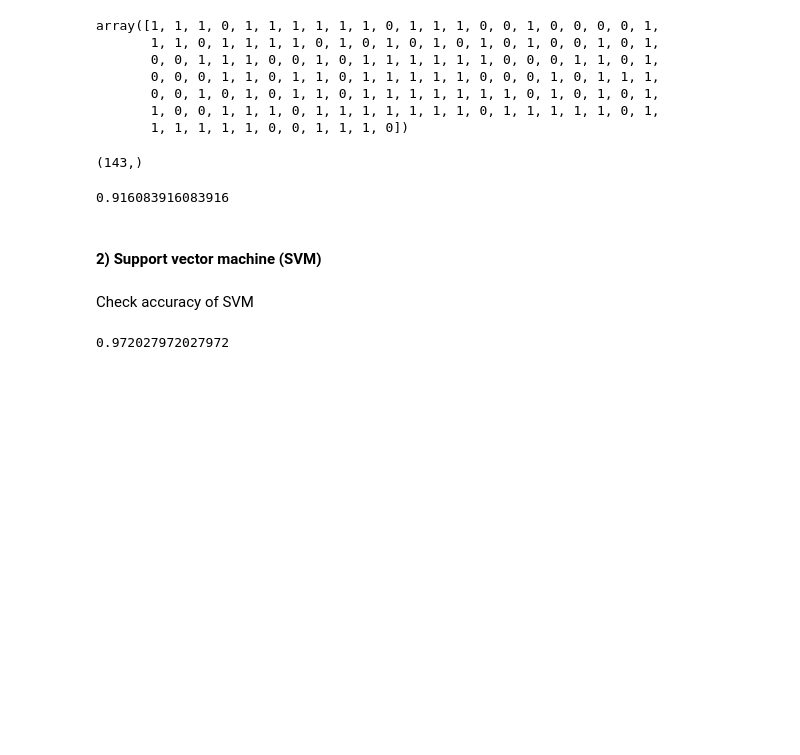
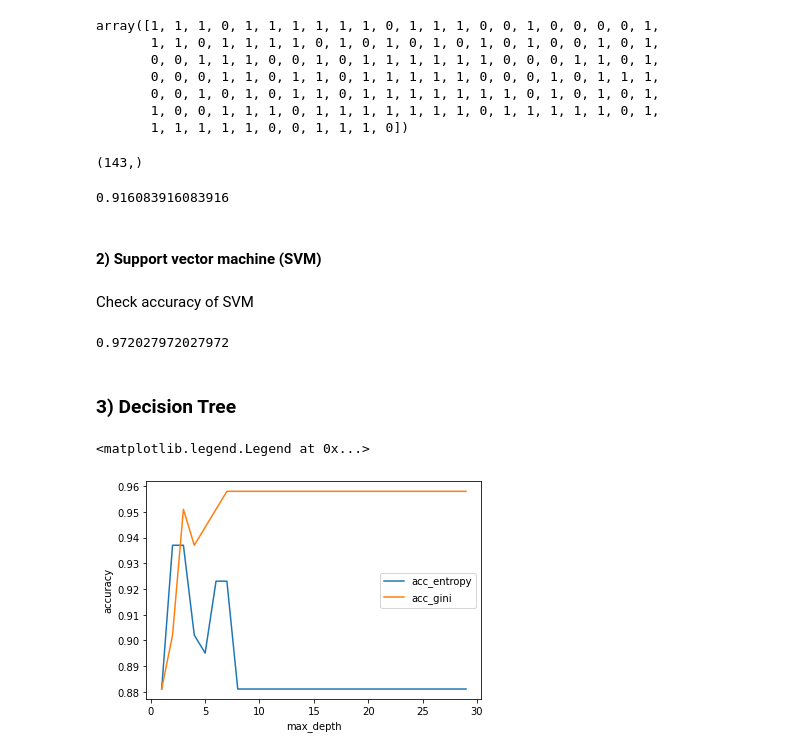
Before and after one commit to MahrooSh85/ML_Playground, a Jupyter notebook: BreastCancer.ipynb, the cells around one changed output. Saved outputs shown, nothing was run; the diff lists cells and outputs as text; code cells hidden in the pictures; blank space fills up the shorter version.

Commit message:
add Decision Tree

```diff
--- a/BreastCancer.ipynb
+++ b/BreastCancer.ipynb
@@ -213,3 +215,5 @@ Check accuracy of SVM
 SVC_model.score(X_test_scaled,y_test)
 # %% [output]
 0.972027972027972
+# %% [markdown]
+### 3) Decision Tree
@@ -215,0 +225,29 @@ SVC_model.score(X_test_scaled,y_test)
+# %%
+max_depth = []
+acc_gini = []
+acc_entropy = []
+score_gini = []
+score_entropy = []
+
+for i in range(1,30):
+    max_depth.append(i)
+    clfgini = DecisionTreeClassifier(criterion='gini', max_depth=i, random_state=0)
+    clfgini.fit(X_train_scaled,y_train)
+    y_pre = clfgini.predict(X_test_scaled)
+    acc_gini.append(accuracy_score(y_test,y_pre))
+    score_gini.append(clfgini.score(X_test,y_pre))
+    ##
+    clfentropy = DecisionTreeClassifier(criterion='entropy', max_depth=i, random_state=0)
+    clfentropy.fit(X_train_scaled,y_train)
+    y_pre = clfentropy.predict(X_test_scaled)
+    acc_entropy.append(accuracy_score(y_test,y_pre))
+    score_entropy.append(clfentropy.score(X_test,y_pre))
+# %%
+plt.plot(max_depth, acc_gini, label='acc_entropy')
+plt.plot(max_depth, acc_entropy, label='acc_gini')
+plt.xlabel('max_depth')
+plt.ylabel('accuracy')
+plt.legend()
+# %% [output]
+<matplotlib.legend.Legend at 0x...>
+[figure, added]
```
Also changed, not shown: parts of 3 cells of this notebook.
